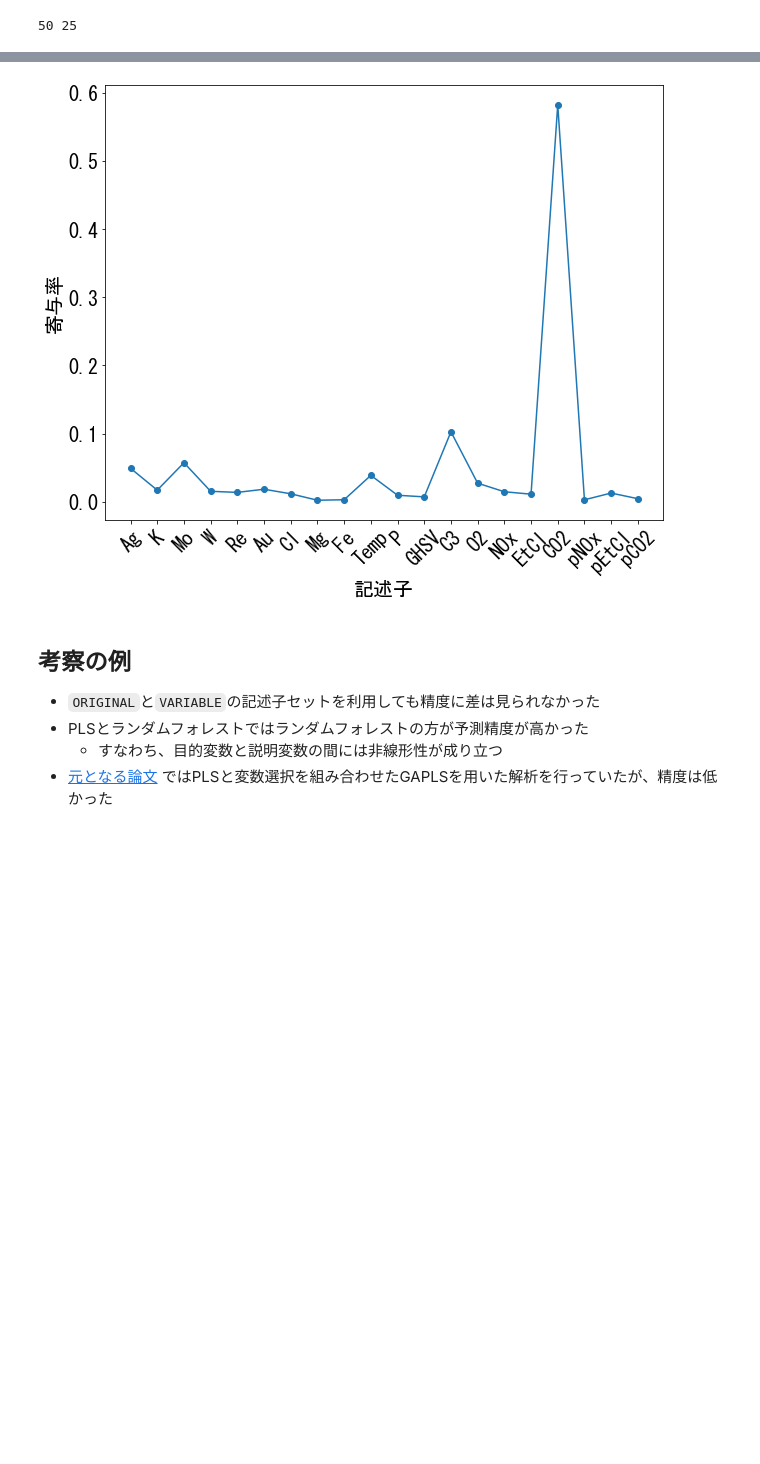
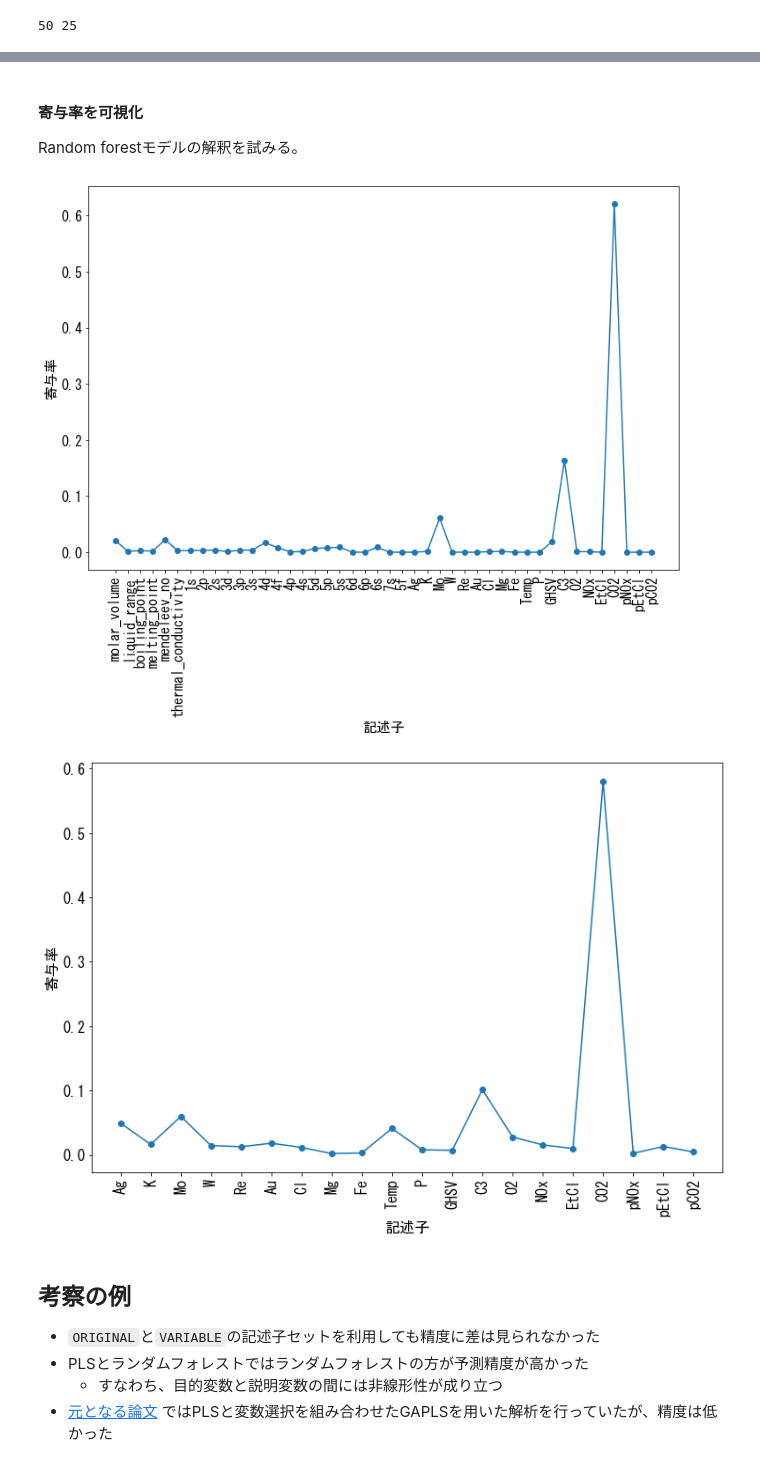
Before and after one commit to funatsu-lab/support-page, a Jupyter notebook: notebooks/9.2-catalyst-exhaustive.ipynb, the cells around one changed output, grey strips where cells are left out. Cells and saved outputs as stored; diff of their text form; code cells hidden in the pictures; blank space fills up the shorter version.

```diff
--- a/notebooks/9.2-catalyst-exhaustive.ipynb
+++ b/notebooks/9.2-catalyst-exhaustive.ipynb
@@ -139,2 +136,3 @@ Xmix = df[Xpure_desc.index]@ Xpure_desc
 # %%
-Xcalc = concat((Xmix,df), axis=1)
+Xcalc = pd.concat((Xmix,df), axis=1)
+print(Xcalc.shape)
@@ -159,8 +155,8 @@ from numpy import arange, linspace
 # %%
 # https://towardsdatascience.com/hyperparameter-tuning-the-random-forest-in-python-using-scikit-learn-28d2aa77dd74
-n_estimators = [int(x) for x in linspace(start = 200, stop = 2000, num = 10)]
+n_estimators = [int(x) for x in np.linspace(start = 200, stop = 2000, num = 10)]
 max_features = ['auto', 'sqrt']
-max_depth = [int(x) for x in linspace(10, 110, num = 11)]
+max_depth = [int(x) for x in np.linspace(10, 110, num = 11)]
 max_depth.append(None)
 min_samples_split = [2, 5, 10]
 min_samples_leaf = [1, 2, 4]
@@ -179,7 +175,10 @@ print(train_data.shape[0], test_data.shape[0])
 50 25
 # %%
 n_folds = 5
+models = {}
 for model_name, base in zip(['pls', 'rf' ], [PLSRegression(), RandomForestRegressor()]):
+    if model_name not in models.keys():
+        models[model_name] = {}
     for desc_name, vars in zip(['variable', 'original'], [VARIABLE, ORIGINAL]):
         Xtrain = train_data[vars]
         ytrain = train_data[TARGET]
@@ -188,11 +187,12 @@ for model_name, base in zip(['pls', 'rf' ], [PLSRegression(), RandomForestRegres
 
         if model_name == 'pls':
             pipe = make_pipeline(StandardScaler(), base)
-            params={'plsregression__n_components': arange(1,11)}
+            params={'plsregression__n_components': np.arange(1,11)}
             model = GridSearchCV(pipe, params, cv=n_folds)
         elif model_name == 'rf':
             pipe=base
-            model = RandomizedSearchCV(pipe, random_grid, n_iter=100, cv=n_folds, verbose=2, random_state=42, n_jobs = -1)
+            model = RandomizedSearchCV(pipe, random_grid, n_iter=100,
+                                       cv=n_folds, verbose=2, random_state=42, n_jobs = -1)
         model.fit(Xtrain, ytrain)
         print(model_name, desc_name,'CV_all: %.3f '%model.best_score_)
         for g_name, Xs, yo in zip(['train','test'], [Xtrain, Xtest], [ytrain, ytest]):
@@ -201,5 +201,6 @@ for model_name, base in zip(['pls', 'rf' ], [PLSRegression(), RandomForestRegres
             for i_comp in range(len(TARGET)):
                 print(TARGET[i_comp]+' %.3f'%r2_score(yo.iloc[:,i_comp], yp[:,i_comp]),
                       end=' ')
+        models[model_name][desc_name] = model
         print()
 # %% [output]
@@ -229,18 +227,23 @@ import matplotlib.pyplot as plt
+# %% [markdown]
+#### 寄与率を可視化
+
+Random forestモデルの解釈を試みる。
 # %%
-mpl.rcParams['font.size'] = 20
-mpl.rcParams['font.family'] = 'MS Gothic'
-mpl.rcParams['figure.figsize'] = [10, 8]
+mpl.rcParams['font.size'] = 16
+mpl.rcParams['font.family'] = 'MS Gothic'# Windows用日本語フォント
+mpl.rcParams['figure.figsize'] = [12, 8]
 # %%
-
-fig, ax= plt.subplots()
-ax.plot(model.best_estimator_.feature_importances_, '-o')
-plt.xticks(range(len(ORIGINAL)))
-ax.set_xticklabels(ORIGINAL, rotation=45)
-plt.xlabel('記述子')
-plt.ylabel('寄与率')
-plt.show()
+for desc_name, labels_xticks in zip(['variable', 'original'],[VARIABLE, ORIGINAL]):
+    fig, ax= plt.subplots()
+    ax.plot(models['rf'][desc_name].best_estimator_.feature_importances_, '-o')
+    plt.xticks(range(len(labels_xticks)))
+    ax.set_xticklabels(labels_xticks, rotation=90)
+    plt.xlabel('記述子')
+    plt.ylabel('寄与率')
+    plt.show()
 # %% [output]
-[figure, old version]
+[figure, new version]
+[figure, added]
 # %% [markdown]
 ## 考察の例
 
```
Also changed, not shown: parts of 24 cells of this notebook, 1 other file.
